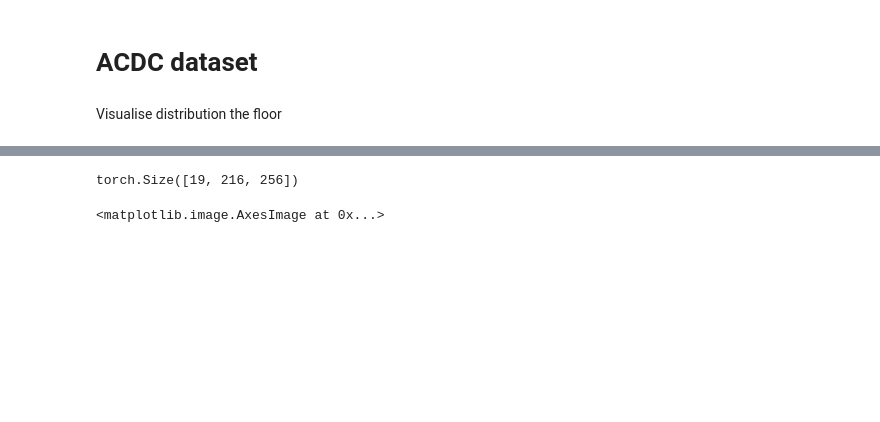
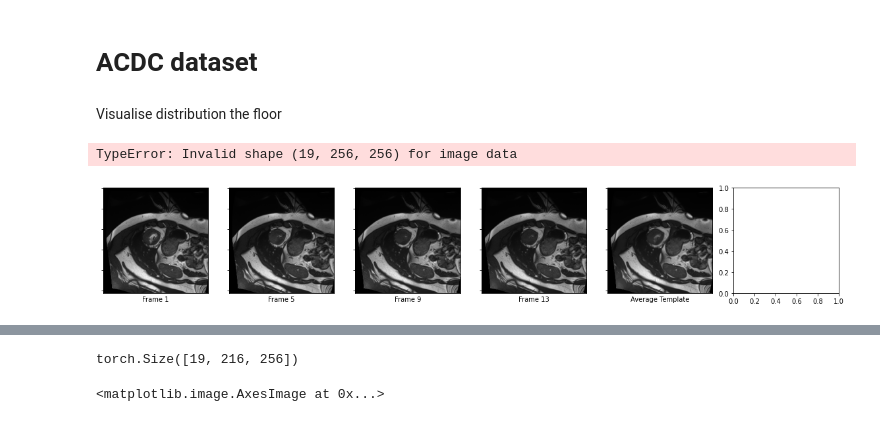
Before and after one commit to ManalHamdi/RAFT, a Jupyter notebook: core/DataVisualisation.ipynb, the cells around one changed output, grey strips where cells are left out. Cells and saved outputs as stored; diff of their text form; code cells hidden in the pictures; blank space fills up the shorter version.

```diff
--- a/core/DataVisualisation.ipynb
+++ b/core/DataVisualisation.ipynb
@@ -9,7 +9,39 @@ import torch
 import wandb
 import matplotlib.pyplot as plt
 # %%
-train_dataset = datasets.ACDCDataset("/home/guests/manal_hamdi/manal/TGRAFT/datasets/ACDC_processed/", "training",19, 'group', True)
+train_dataset = datasets.ACDCDataset("/home/peter_studt/Manal/TGRAFT/datasets/ACDC_processed/", "training",25, 'group', True)
 train_loader = data.DataLoader(train_dataset, batch_size=1, pin_memory=False, shuffle=True, num_workers=4, drop_last=True)
 # %%
 img, tmp, _ = train_dataset[1]
+# %%
+fig = plt.figure(figsize=(20, 20))
+columns = 6
+rows = 1
+j = 1
+for i in range(1, columns*rows +1):
+    if (j == 17):
+        fig.add_subplot(rows, columns, i)
+        plt.imshow(tmp[0,:,:], cmap='gray')
+        plt.xlabel("Average Template")
+        plt.tick_params(axis='both', which='both', bottom=False, top=False, labelbottom=False,  labelleft=False)
+        j += 4
+        continue
+    if (j == 21):
+        fig.add_subplot(rows, columns, i)
+        plt.imshow(tmp, cmap='gray')
+        plt.xlabel("PCA Template")
+        plt.tick_params(axis='both', which='both', bottom=False, top=False, labelbottom=False,  labelleft=False)
+        j += 4
+        break
+
+    fig.add_subplot(rows, columns, i)
+    plt.imshow(img[j,:,:], cmap='gray')
+    plt.xlabel("Frame " + str(j))
+    plt.tick_params(axis='both', which='both', bottom=False, top=False, labelbottom=False,  labelleft=False)
+    j += 4
+
+
+plt.show()
+# %% [output]
+TypeError: Invalid shape (19, 256, 256) for image data
+[figure, added]
```
Also changed, not shown: parts of 2 cells of this notebook, 2 other files.
